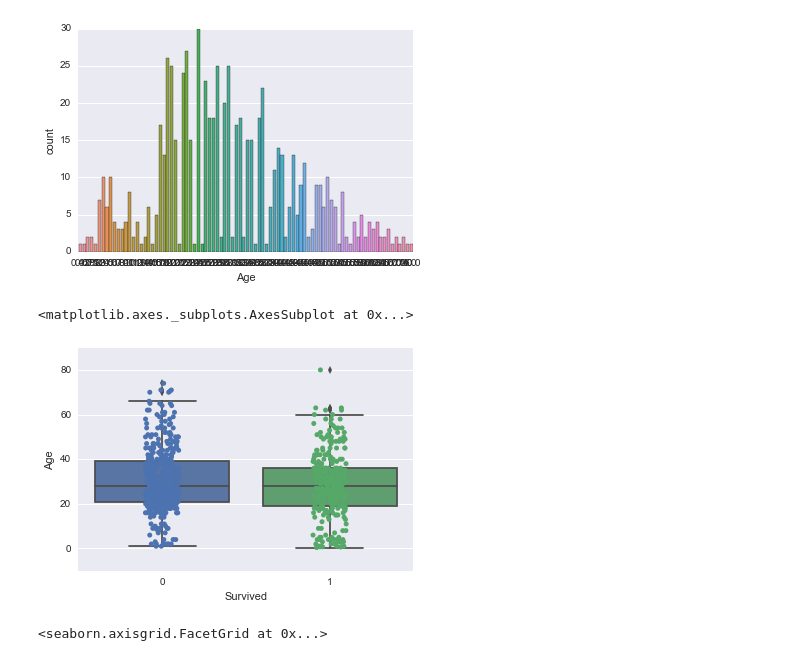
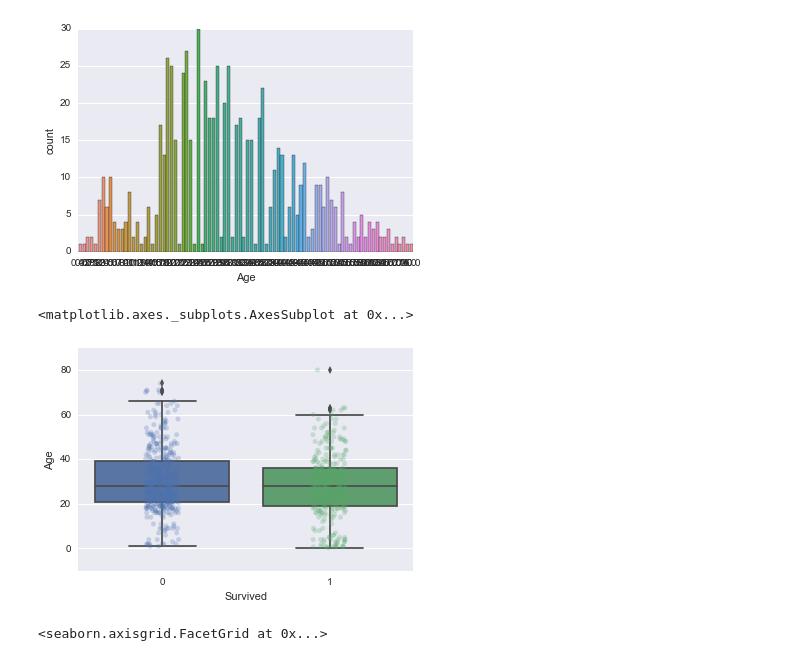
Before and after one commit to muatik/machine-learning-examples, a Jupyter notebook: titanic-data-exploration.ipynb, the cells around one changed output. Cells and saved outputs as stored; diff of their text form; code cells hidden in the pictures.

```diff
--- a/titanic-data-exploration.ipynb
+++ b/titanic-data-exploration.ipynb
@@ -93,10 +94,11 @@ sns.countplot(data=df, x="Age")
 [figure]
 # %%
 sns.boxplot(data=df, x="Survived", y="Age")
-sns.stripplot(x="Survived", y="Age", data=df, jitter=True, edgecolor="gray")
+sns.stripplot(
+    x="Survived", y="Age", data=df, jitter=True, edgecolor="gray", alpha=0.25)
 # %% [output]
 <matplotlib.axes._subplots.AxesSubplot at 0x...>
-[figure, old version]
+[figure, new version]
 # %%
 sns.FacetGrid(df, hue="Survived", size=6).map(sns.kdeplot, "Age").add_legend()
 # %% [output]
```
Also changed, not shown: parts of 5 cells of this notebook, 2 other files.
